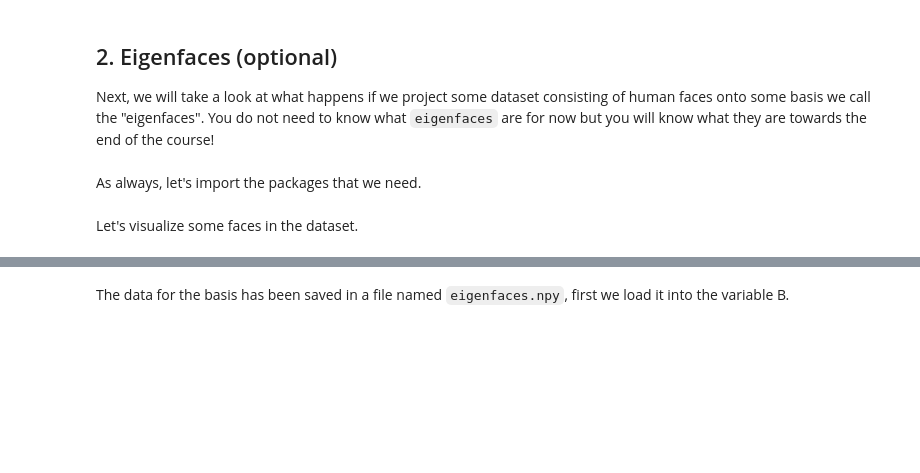
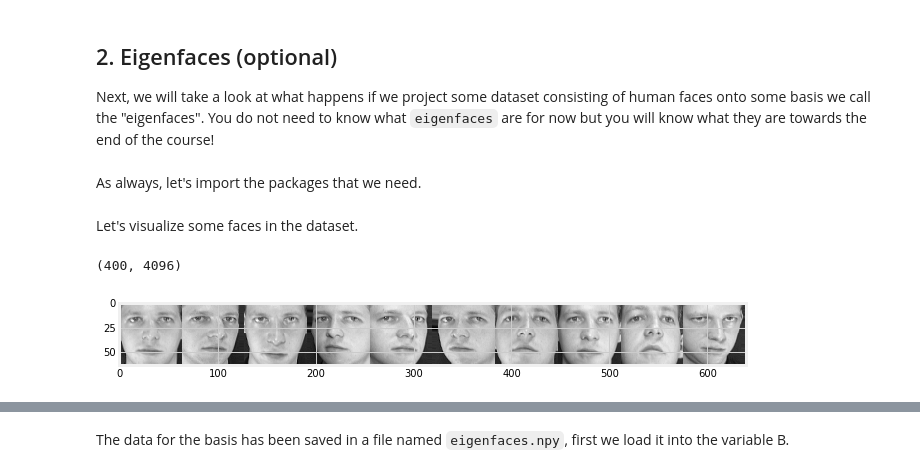
Before and after one commit to SYYoung/Math-for-Machine-Learning, a Jupyter notebook: pca-coursera/week3.ipynb, the cells around one changed output, grey strips where cells are left out. Cells and saved outputs as stored; diff of their text form; code cells hidden in the pictures; blank space fills up the shorter version.

```diff
--- a/pca-coursera/week3.ipynb
+++ b/pca-coursera/week3.ipynb
@@ -317,6 +317,15 @@ dataset = fetch_olivetti_faces('./')
 faces = dataset.data
 # %% [markdown]
 Let's visualize some faces in the dataset.
+# %%
+print(faces.shape)
+faces[:6].shape
+t1 = np.array([[1,2], [3,4], [5,6]])
+plt.figure(figsize=(10,10))
+plt.imshow(np.hstack(faces[:10].reshape(10,64,64)),cmap='gray');
+# %% [output]
+(400, 4096)
+[figure, added]
 # %%
 plt.figure(figsize=(10,10))
 plt.imshow(np.hstack(faces[:5].reshape(5,64,64)), cmap='gray');
```
Also changed, not shown: parts of 6 cells of this notebook.
